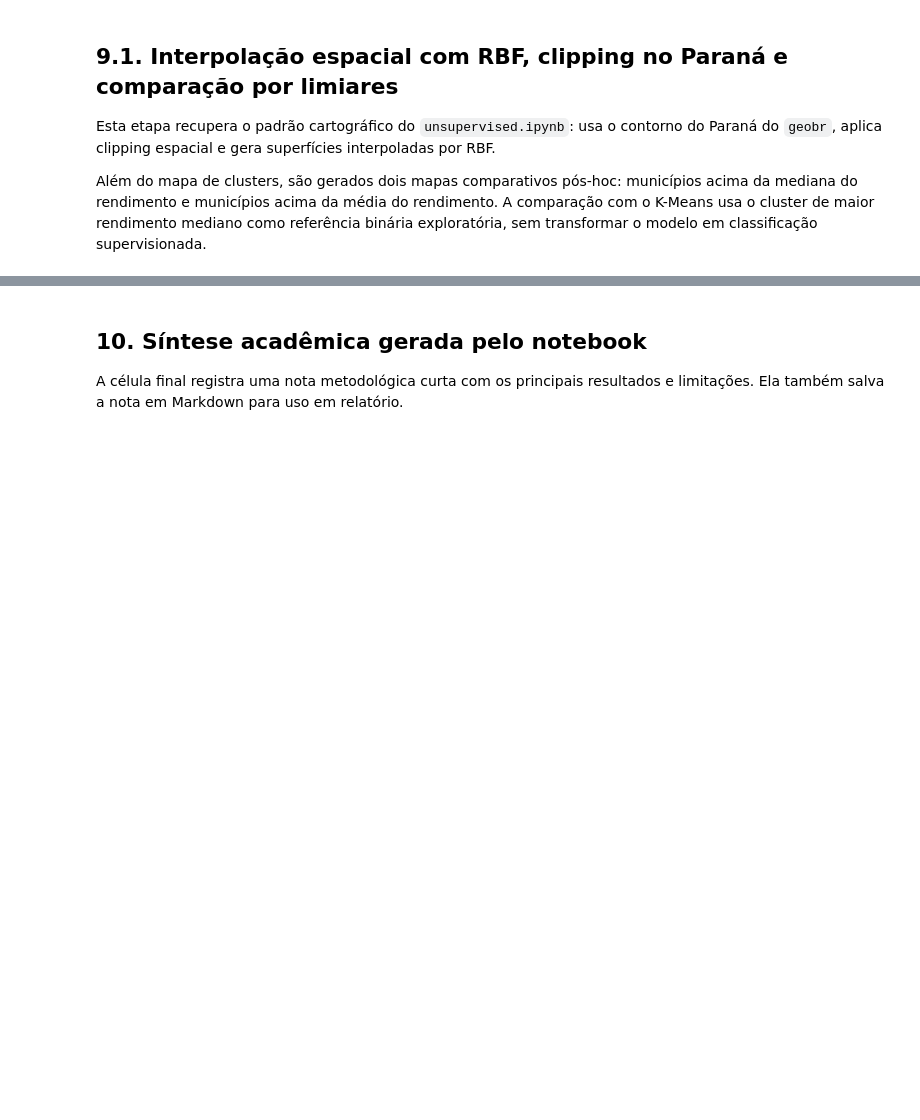
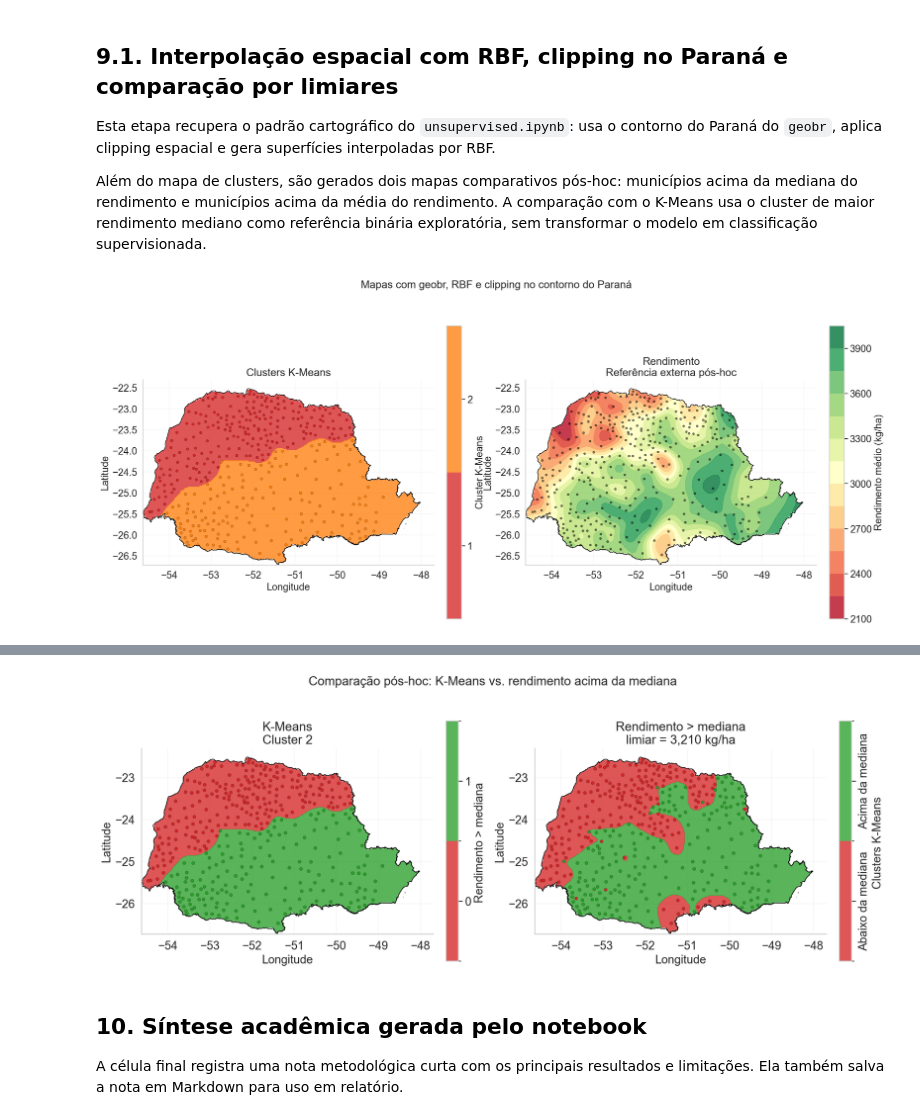
Before and after one commit to Bruno-P-d-E/mineracao-de-dados-clima-soja-parana, a Jupyter notebook: src/mining/unsupervised.ipynb, the cells around one changed output, grey strips where cells are left out. Drawn from its saved outputs; the diff is of its cells as text; code cells hidden in the pictures; blank space fills up the shorter version.

```diff
--- a/src/mining/unsupervised.ipynb
+++ b/src/mining/unsupervised.ipynb
@@ -949,7 +949,7 @@ try:
     cbar0 = fig.colorbar(cluster_map, ax=axes[0], fraction=0.046, pad=0.04, ticks=list(range(1, BEST_K + 1)))
     cbar0.set_label("Cluster K-Means", fontsize=map_label_fontsize)
     cbar0.ax.tick_params(labelsize=map_label_fontsize)
-    axes[0].set_title(f"Interpolação RBF dos clusters K-Means\nClipping no Paraná", fontsize=map_title_fontsize)
+    axes[0].set_title(f"Clusters K-Means", fontsize=map_title_fontsize)
     axes[0].set_xlabel("Longitude", fontsize=map_label_fontsize)
     axes[0].set_ylabel("Latitude", fontsize=map_label_fontsize)
 
@@ -959,7 +959,7 @@ try:
     cbar1 = fig.colorbar(yield_map, ax=axes[1], fraction=0.046, pad=0.04)
     cbar1.set_label("Rendimento médio (kg/ha)", fontsize=map_label_fontsize)
     cbar1.ax.tick_params(labelsize=map_label_fontsize)
-    axes[1].set_title("Interpolação RBF do rendimento\nReferência externa pós-hoc", fontsize=map_title_fontsize)
+    axes[1].set_title("Rendimento\nReferência externa pós-hoc", fontsize=map_title_fontsize)
     axes[1].set_xlabel("Longitude", fontsize=map_label_fontsize)
     axes[1].set_ylabel("Latitude", fontsize=map_label_fontsize)
 
@@ -1013,7 +1013,7 @@ try:
     )
 
     binary_specs = [
-        ("kmeans_maior_mediana", f"K-Means\nCluster {high_cluster_presentation}: maior mediana", "kmeans_binary_high_cluster"),
+        ("kmeans_maior_mediana", f"K-Means\nCluster {high_cluster_presentation}", "kmeans_binary_high_cluster"),
         ("acima_mediana",        f"Rendimento > mediana\nlimiar = {yield_median:,.0f} kg/ha",     "yield_above_median"),
 
     ]
@@ -1040,31 +1040,35 @@ try:
 
         binary_map = ax.contourf(xx, yy, zz_binary, levels=[-0.5, 0.5, 1.5],
                                  cmap=binary_cmap, norm=binary_norm, alpha=0.78)
         pr_boundary.boundary.plot(ax=ax, color="black", linewidth=1.0)
 
         # Usar apenas pontos sem NaN (z_binary dos pontos originais nunca é NaN)
         _valid = np.isfinite(z_binary)
         ax.scatter(x_pts[_valid], y_pts[_valid], c=z_binary[_valid],
                    cmap=binary_cmap, norm=binary_norm, s=18, edgecolor="black", linewidth=0.2)
         ax.set_title(title, fontsize=map_title_fontsize)
         ax.set_xlabel("Longitude", fontsize=map_label_fontsize)
         ax.set_ylabel("Latitude", fontsize=map_label_fontsize)
         ax.set_aspect("equal", adjustable="box")
         ax.grid(alpha=0.18)
         ax.tick_params(axis="both", labelsize=map_label_fontsize)
         binary_cbar = fig.colorbar(binary_map, ax=ax, fraction=0.046, pad=0.04, ticks=[0, 1])
         if col == "acima_mediana":
             binary_cbar.ax.set_yticklabels(colorbar_labels_by_col[col], rotation=90, va="center")
+            binary_cbar.set_label("Clusters K-Means ", fontsize=map_label_fontsize)
         else:
             binary_cbar.ax.set_yticklabels(colorbar_labels_by_col[col])
-        binary_cbar.set_label("Legenda", fontsize=map_label_fontsize)
+            binary_cbar.set_label("Rendimento > mediana ", fontsize=map_label_fontsize)
+
         binary_cbar.ax.tick_params(labelsize=map_label_fontsize)
     plt.suptitle("Comparação pós-hoc: K-Means vs. rendimento acima da mediana",
                  fontsize=map_title_fontsize, y=0.98)
     plt.tight_layout(rect=[0, 0, 1, 0.92])
     fig.savefig(OUTPUT_DIR / "kmeans_geobr_rbf_threshold_comparison.png", dpi=180, bbox_inches="tight")
     plt.show()
 
 except Exception as exc:
     print("Mapa com geobr/RBF não foi gerado neste ambiente.")
     print(f"Motivo: {type(exc).__name__}: {exc}")
+# %% [output]
+[figure, added]
@@ -1071,3 +1077,4 @@ except Exception as exc:
+[figure, added]
 # %% [markdown]
 ## 10. Síntese acadêmica gerada pelo notebook
 
```
Also changed, not shown: parts of 2 cells of this notebook, 8 other files.
